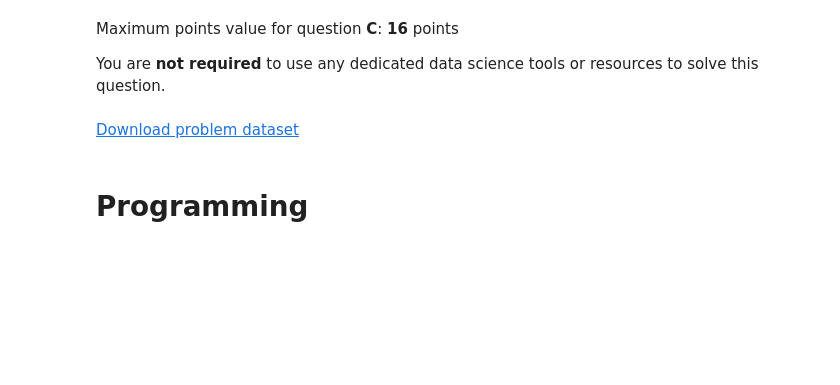
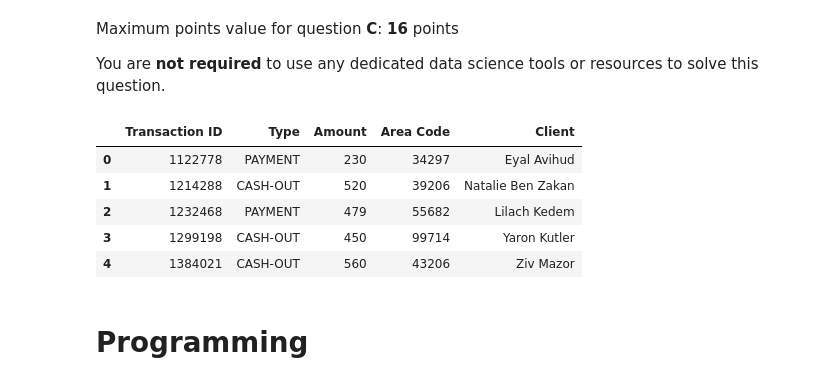
Before and after one commit to juliiami/Ydata_tests, a Jupyter notebook: YData_sample_tests/Y-DATA training test 1.ipynb, the cells around one changed output. Drawn from its saved outputs; the diff is of its cells as text; code cells hidden in the pictures; blank space fills up the shorter version.

Commit message:
Sample tests edited

```diff
--- a/YData_sample_tests/Y-DATA training test 1.ipynb
+++ b/YData_sample_tests/Y-DATA training test 1.ipynb
@@ -183,8 +183,18 @@ Write between 1 and 3 transaction ID numbers, separate them with spaces.
 Maximum points value for question **C**: **16** points
 
 You are **not required** to use any dedicated data science tools or resources to solve this question.
-# %% [markdown]
-[Download problem dataset](https://github.com/juliiami/YData_sample_tests/blob/main/datasets/test1/C/FraudData.csv)
+# %%
+import pandas as pd
+
+df = pd.read_csv('datasets/test1/C/FraudData.csv')
+df.head()
+# %% [output]
+|  | Transaction ID | Type | Amount | Area Code | Client |
+| 0 | 1122778 | PAYMENT | 230 | 34297 | Eyal Avihud |
+| 1 | 1214288 | CASH-OUT | 520 | 39206 | Natalie Ben Zakan |
+| 2 | 1232468 | PAYMENT | 479 | 55682 | Lilach Kedem |
+| 3 | 1299198 | CASH-OUT | 450 | 99714 | Yaron Kutler |
+| 4 | 1384021 | CASH-OUT | 560 | 43206 | Ziv Mazor |
 # %% [markdown]
 # Programming
 # %% [markdown]
```
Also changed, not shown: parts of 15 cells of this notebook, 10 other files.
